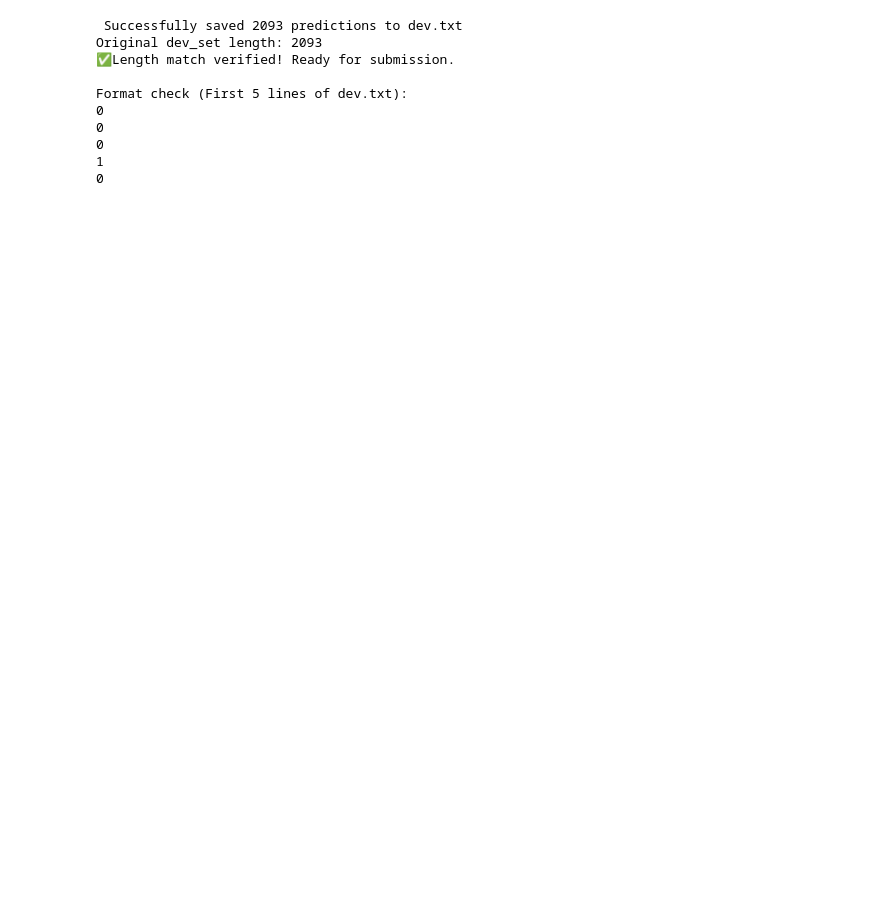
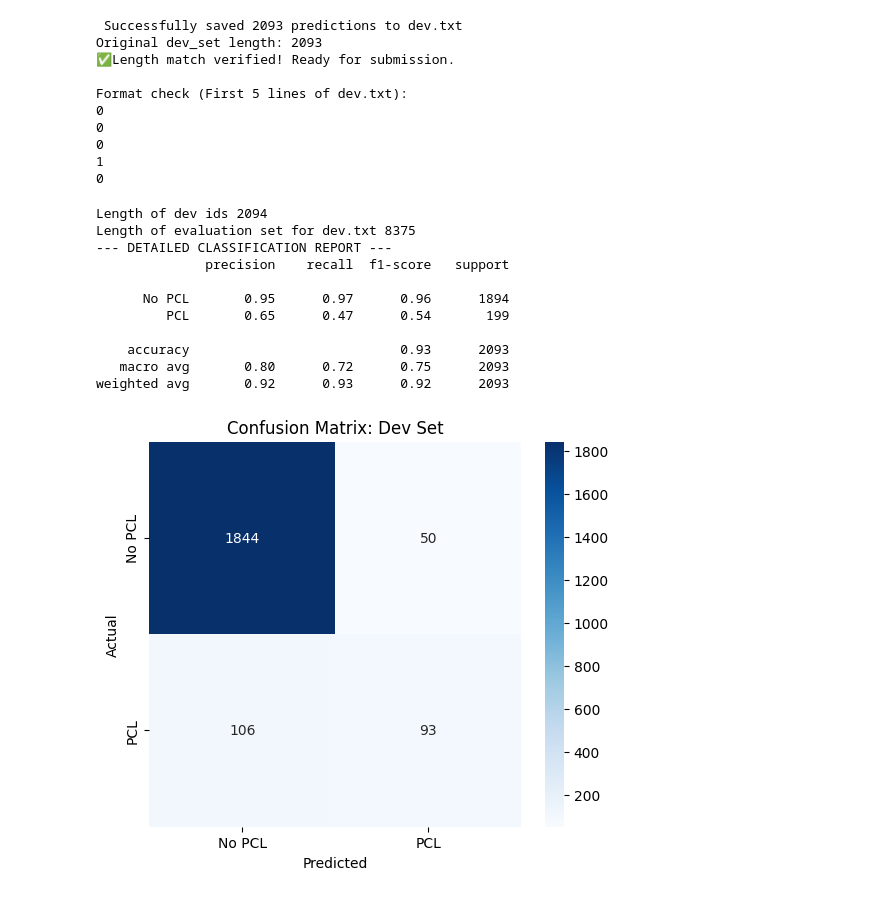
Before and after one commit to AAreeb13/NLP-Coursework, a Jupyter notebook: coursework.ipynb, the cells around one changed output. Drawn from its saved outputs; the diff is of its cells as text; code cells hidden in the pictures; blank space fills up the shorter version.

```diff
--- a/coursework.ipynb
+++ b/coursework.ipynb
@@ -965,3 +836,83 @@ Format check (First 5 lines of dev.txt):
 0
 1
 0
+# %%
+import pandas as pd
+import numpy as np
+import matplotlib.pyplot as plt
+import seaborn as sns
+from sklearn.metrics import confusion_matrix, classification_report, f1_score
+
+
+print("Length of dev ids", len(dev_par_ids))
+evaluation_set = df_pcl[~df_pcl['par_id'].isin(dev_par_ids)].copy()
+print("Length of evaluation set for dev.txt", len(evaluation_set))
+
+# 1. LOAD PREDICTIONS AND GROUND TRUTH
+# Load the predictions we just saved
+with open("dev.txt", "r") as f:
+    preds = [int(line.strip()) for line in f.readlines()]
+
+# Ground truth from our dev_set
+y_true = dev_set['label_binary'].values
+y_pred = np.array(preds)
+
+# 2. GLOBAL EVALUATION (The "Numbers")
+print("--- DETAILED CLASSIFICATION REPORT ---")
+print(classification_report(y_true, y_pred, target_names=['No PCL', 'PCL']))
+
+# 3. CONFUSION MATRIX (The "Figure")
+cm = confusion_matrix(y_true, y_pred)
+plt.figure(figsize=(6,5))
+sns.heatmap(cm, annot=True, fmt='d', cmap='Blues', xticklabels=['No PCL', 'PCL'], yticklabels=['No PCL', 'PCL'])
+plt.ylabel('Actual')
+plt.xlabel('Predicted')
+plt.title('Confusion Matrix: Dev Set')
+plt.show()
+
+# 4. LOCAL EVALUATION: Performance per Community (Keyword)
+# This is a high-quality "Local Evaluation" metric
+results_df = dev_set.copy()
+results_df['prediction'] = y_pred
+
+keyword_results = []
+for keyword in results_df['keyword'].unique():
+    subset = results_df[results_df['keyword'] == keyword]
+    f1 = f1_score(subset['label_binary'], subset['prediction'], pos_label=1, zero_division=0)
+    keyword_results.append({'Keyword': keyword, 'F1_Score': f1, 'Count': len(subset)})
+
+keyword_df = pd.DataFrame(keyword_results).sort_values(by='F1_Score', ascending=False)
+print("\n--- LOCAL EVALUATION: F1 SCORE PER COMMUNITY ---")
+print(keyword_df.to_string(index=False))
+
+# 5. ERROR ANALYSIS: ISOLATING SPECIFIC FAILURES
+# False Positives: Model thought it was PCL, but it wasn't
+false_positives = results_df[(results_df['label_binary'] == 0) & (results_df['prediction'] == 1)]
+
+# False Negatives: Model missed the PCL
+false_negatives = results_df[(results_df['label_binary'] == 1) & (results_df['prediction'] == 0)]
+
+print(f"\nTotal False Positives (Over-predicting): {len(false_positives)}")
+print(f"Total False Negatives (Missing PCL): {len(false_negatives)}")
+
+print("\n--- SAMPLE ERRORS FOR QUALITATIVE ANALYSIS ---")
+print("\n[FALSE NEGATIVE SAMPLE - PCL the model missed]")
+if len(false_negatives) > 0:
+    print(false_negatives[['text']].iloc[0].values[0])
+
+print("\n[FALSE POSITIVE SAMPLE - Neutral text model flagged as PCL]")
+if len(false_positives) > 0:
+    print(false_positives[['text']].iloc[0].values[0])
+# %% [output]
+Length of dev ids 2094
+Length of evaluation set for dev.txt 8375
+--- DETAILED CLASSIFICATION REPORT ---
+              precision    recall  f1-score   support
+
+      No PCL       0.95      0.97      0.96      1894
+         PCL       0.65      0.47      0.54       199
+
+    accuracy                           0.93      2093
+   macro avg       0.80      0.72      0.75      2093
+weighted avg       0.92      0.93      0.92      2093
+[figure, added]
```
Also changed, not shown: parts of 13 cells of this notebook.
